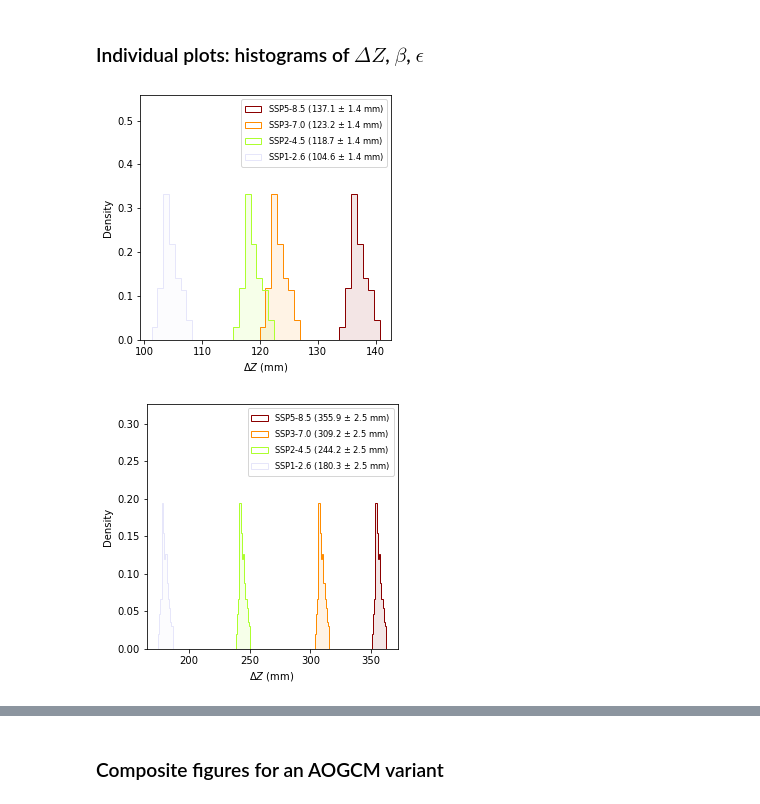
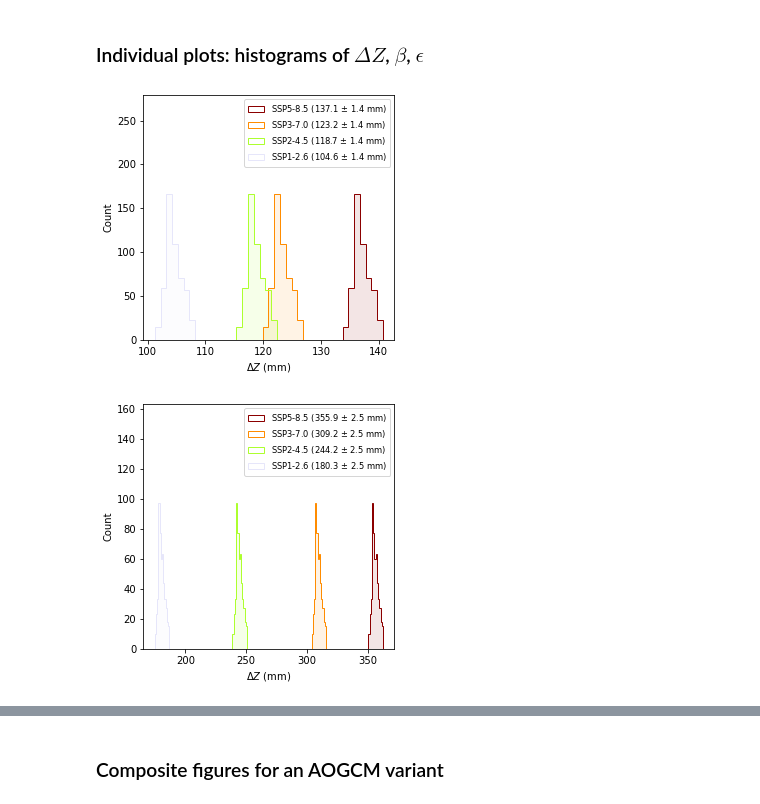
Before and after one commit to grandey/d22a-mcdc, a Jupyter notebook: mcdc_analysis_d22a.ipynb, the cells around one changed output, grey strips where cells are left out. Saved outputs shown, nothing was run; the diff lists cells and outputs as text; code cells hidden in the pictures.

```diff
--- a/mcdc_analysis_d22a.ipynb
+++ b/mcdc_analysis_d22a.ipynb
@@ -1161,7 +1160,7 @@ def hist2d_of_pi_trends_means(source_member,
         y_data = means_dict[y_var]
     y_bins = np.arange(min(y_data)-1.5*y_bin_width, max(y_data)+2*y_bin_width, y_bin_width)
     # Plot 2D histogram
-    ax.hist2d(x_data, y_data, bins=(x_bins, y_bins), density=True,
+    ax.hist2d(x_data, y_data, bins=(x_bins, y_bins), density=False,
               cmin=1, cmap='inferno_r')  # use perceptually uniform sequential cmap
     # Labels etc
     for x_or_y, plot_trends, var in [('x', x_plot_trends, x_var),
@@ -1213,39 +1212,38 @@ def histogram_of_ssp_projections(source_member, experiments=['ssp126', 'ssp245',
         projections = sample_target_decade(source_member,
                                            experiment=exp, variable=variable, target_decade=target_decade,
                                            ref_1995_2014=ref_1995_2014,
                                            trend_correct=trend_correct,
                                            sample_length=sample_length, sample_n=sample_n)
         # Legend label (including mean and standard deviation)
         mean_std_str = f'{projections.mean():0.1f} $\pm$ {projections.std():0.1f} {units}'
         label = f'{exp_dict[exp]} ({mean_std_str})'
         # Histogram of projections
         c = exp_c_dict[exp]
         bins = np.arange(min(projections)-bin_width/2, max(projections)+bin_width, bin_width)
-        ax.hist(projections, bins=bins, density=True, histtype='step', color=c, label=label)  # outer edges
-        ax.hist(projections, bins=bins, density=True, color=c, alpha=0.1)  # inner shading (transparent)
+        ax.hist(projections, bins=bins, density=False, histtype='step', color=c, label=label)  # outer edges
+        ax.hist(projections, bins=bins, density=False, color=c, alpha=0.1)  # inner shading (transparent)
     # Axis labels
     ax.set_xlabel(f'${variable}$ ({units})')  # to show target decade and ref period, swap with lines below
     # if ref_1995_2014:
     #     ax.set_xlabel(f'${variable}$ ({units}; {target_decade} relative to 1995-2014)')
     # else:
     #     ax.set_xlabel(f'${variable}$ ({units}; {target_decade} relative to 1850)')
-    ax.set_ylabel(f'Density')  # to show bin width, swap with line below
-    #ax.set_ylabel(f'Density (bin width = {bin_width} {units})')
+    ax.set_ylabel(f'Count')
     # Title & legend
     if title:
         ax.set_title(title)
     if legend:
         ax.set_ylim([0, ax.get_ylim()[1]*1.6])  # extend ylim so more room for legend
         ax.legend(fontsize='small')
     return ax
 
 # Example
 source_member = source_member_list[-1]
 for target_decade in ['2050s', '2090s']:
     histogram_of_ssp_projections(source_member, target_decade=target_decade)
 # %% [output]
-[figure, old version]
+[figure, new version]
-[figure, old version]
+[figure, new version]
 # %%
 def histogram_of_beta_eps(source_member,
                           experiments=['historical', 'ssp126', 'ssp245', 'ssp370', 'ssp585'],
```
Also changed, not shown: parts of 13 cells of this notebook.
